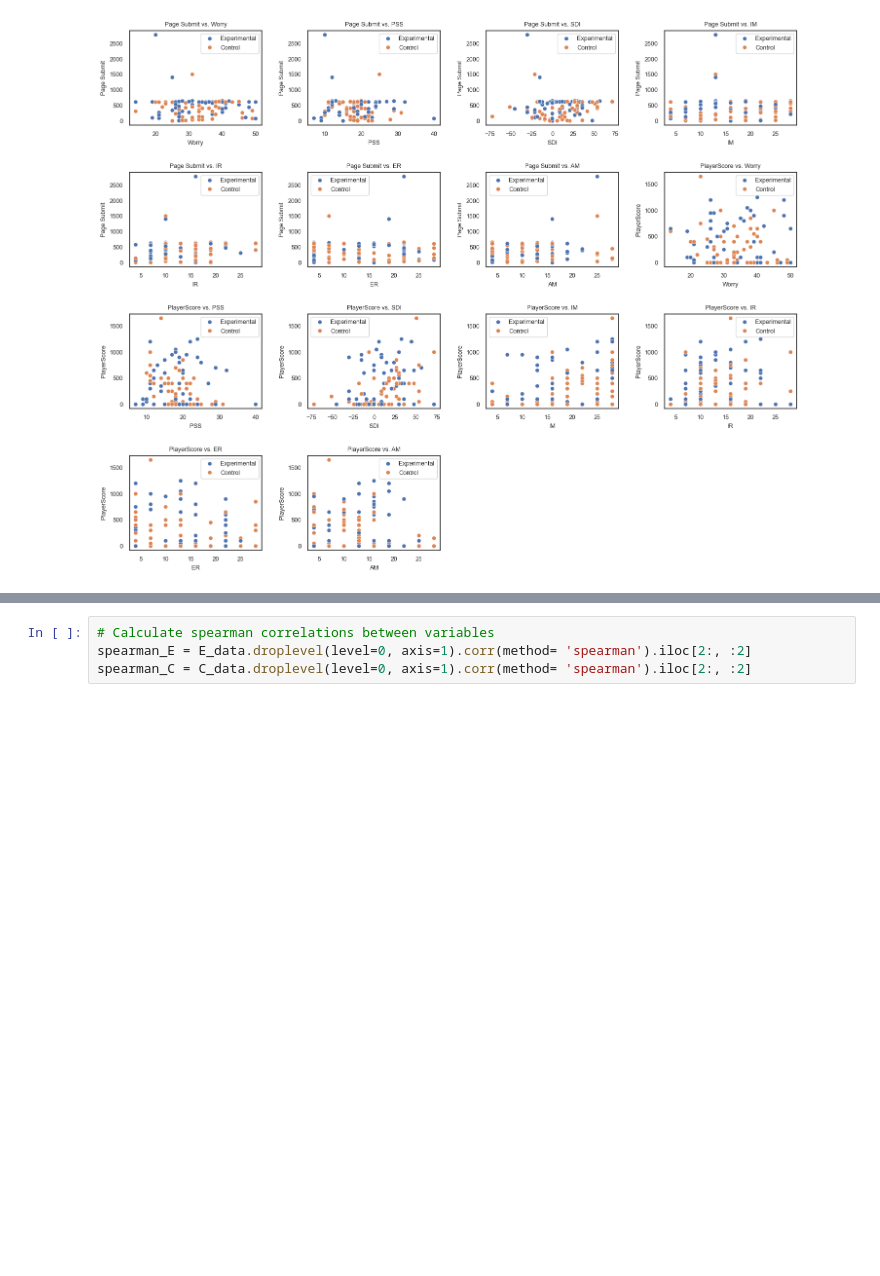
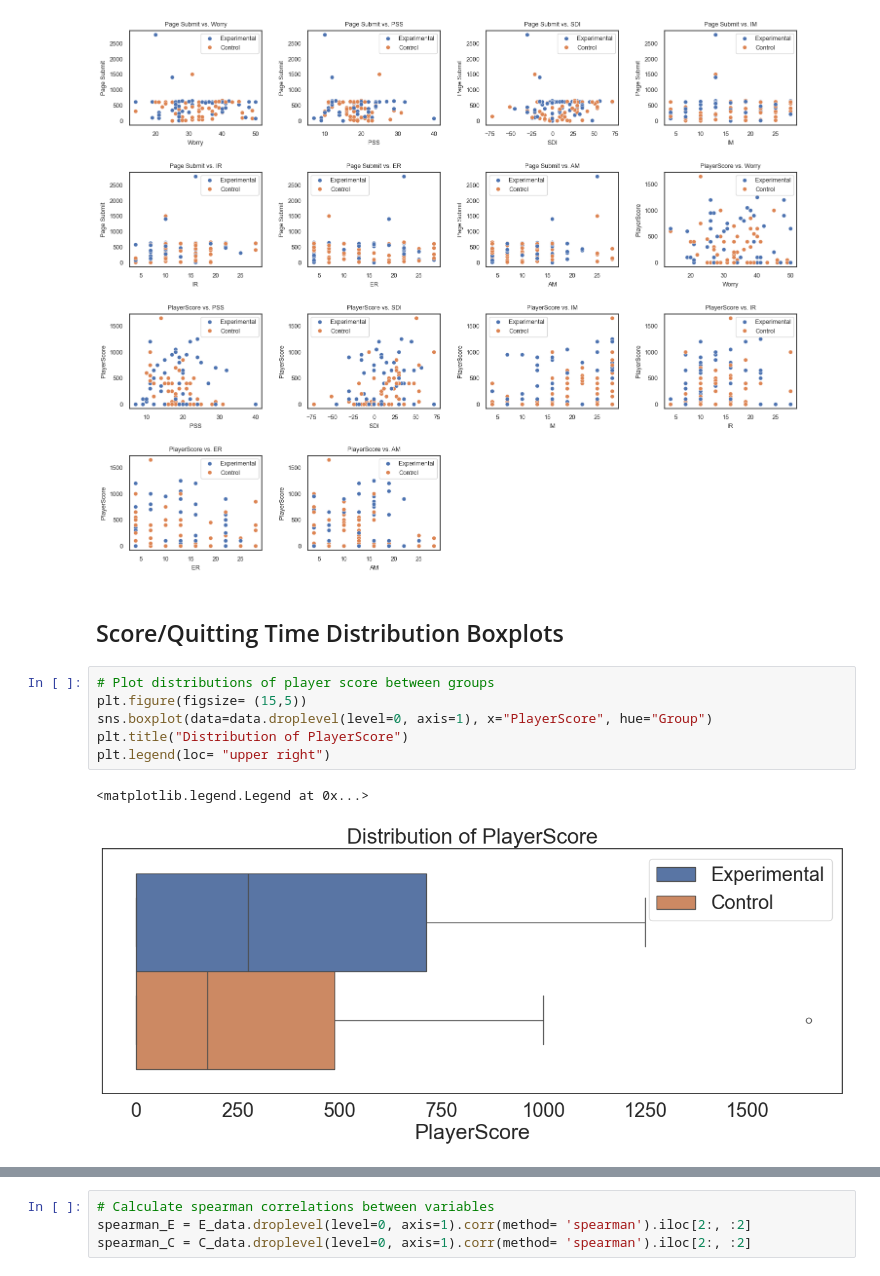
Before and after one commit to sophieneale/COGS164, a Jupyter notebook: 164vis.ipynb, the cells around one changed output, grey strips where cells are left out. Saved outputs shown, nothing was run; the diff lists cells and outputs as text; blank space fills up the shorter version.

```diff
--- a/164vis.ipynb
+++ b/164vis.ipynb
@@ -205,3 +211,14 @@ def within_groups_plots(data, subplots, fig_size):
 within_groups_plots(data, [4, 4, 1], [15, 12])
 # %% [output]
 [figure]
+# %% [markdown]
+## Score/Quitting Time Distribution Boxplots
+# %%
+# Plot distributions of player score between groups
+plt.figure(figsize= (15,5))
+sns.boxplot(data=data.droplevel(level=0, axis=1), x="PlayerScore", hue="Group")
+plt.title("Distribution of PlayerScore")
+plt.legend(loc= "upper right")
+# %% [output]
+<matplotlib.legend.Legend at 0x...>
+[figure, added]
```
Also changed, not shown: parts of 47 cells of this notebook.
